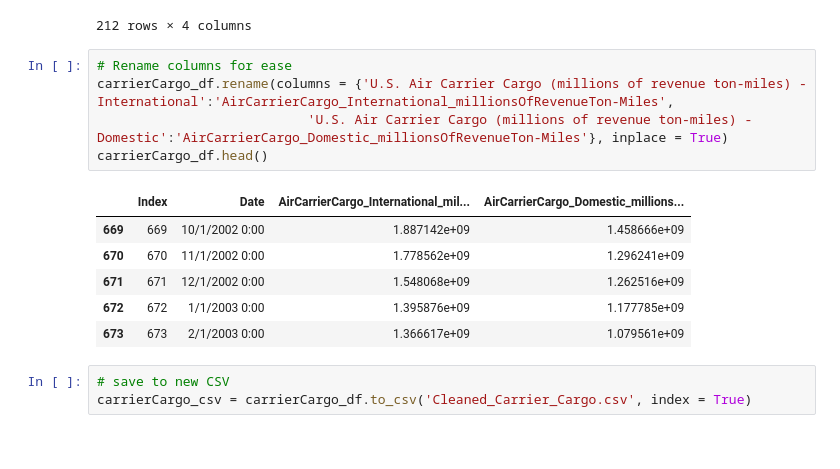
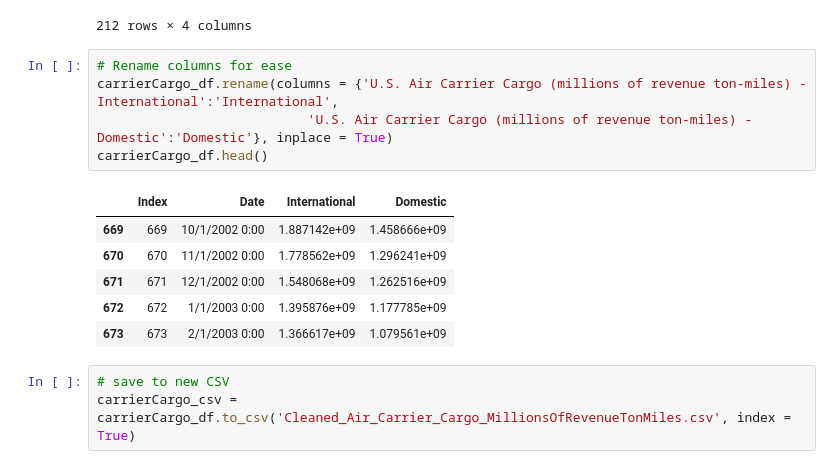
Before and after one commit to RBLevine/ETL-Project, a Jupyter notebook: CSVCleanUp/CSV_Cleanup_Final.ipynb, the cells around one changed output. Cells and saved outputs as stored; diff of their text form.

```diff
--- a/CSVCleanUp/CSV_Cleanup_Final.ipynb
+++ b/CSVCleanUp/CSV_Cleanup_Final.ipynb
@@ -361,11 +361,11 @@ carrierCargo_df
 212 rows × 4 columns
 # %%
 # Rename columns for ease
-carrierCargo_df.rename(columns = {'U.S. Air Carrier Cargo (millions of revenue ton-miles) - International':'AirCarrierCargo_International_millionsOfRevenueTon-Miles',
-                           'U.S. Air Carrier Cargo (millions of revenue ton-miles) - Domestic':'AirCarrierCargo_Domestic_millionsOfRevenueTon-Miles'}, inplace = True)
+carrierCargo_df.rename(columns = {'U.S. Air Carrier Cargo (millions of revenue ton-miles) - International':'International',
+                           'U.S. Air Carrier Cargo (millions of revenue ton-miles) - Domestic':'Domestic'}, inplace = True)
 carrierCargo_df.head()
 # %% [output]
-|  | Index | Date | AirCarrierCargo_International_mil... | AirCarrierCargo_Domestic_millions... |
+|  | Index | Date | International | Domestic |
 | 669 | 669 | 10/1/2002 0:00 | 1.887142e+09 | 1.458666e+09 |
 | 670 | 670 | 11/1/2002 0:00 | 1.778562e+09 | 1.296241e+09 |
 | 671 | 671 | 12/1/2002 0:00 | 1.548068e+09 | 1.262516e+09 |
@@ -373,4 +373,4 @@ carrierCargo_df.head()
 | 673 | 673 | 2/1/2003 0:00 | 1.366617e+09 | 1.079561e+09 |
 # %%
 # save to new CSV
-carrierCargo_csv = carrierCargo_df.to_csv('Cleaned_Carrier_Cargo.csv', index = True)
+carrierCargo_csv = carrierCargo_df.to_csv('Cleaned_Air_Carrier_Cargo_MillionsOfRevenueTonMiles.csv', index = True)
```
Also changed, not shown: parts of 1 cell of this notebook, 2 other files.
